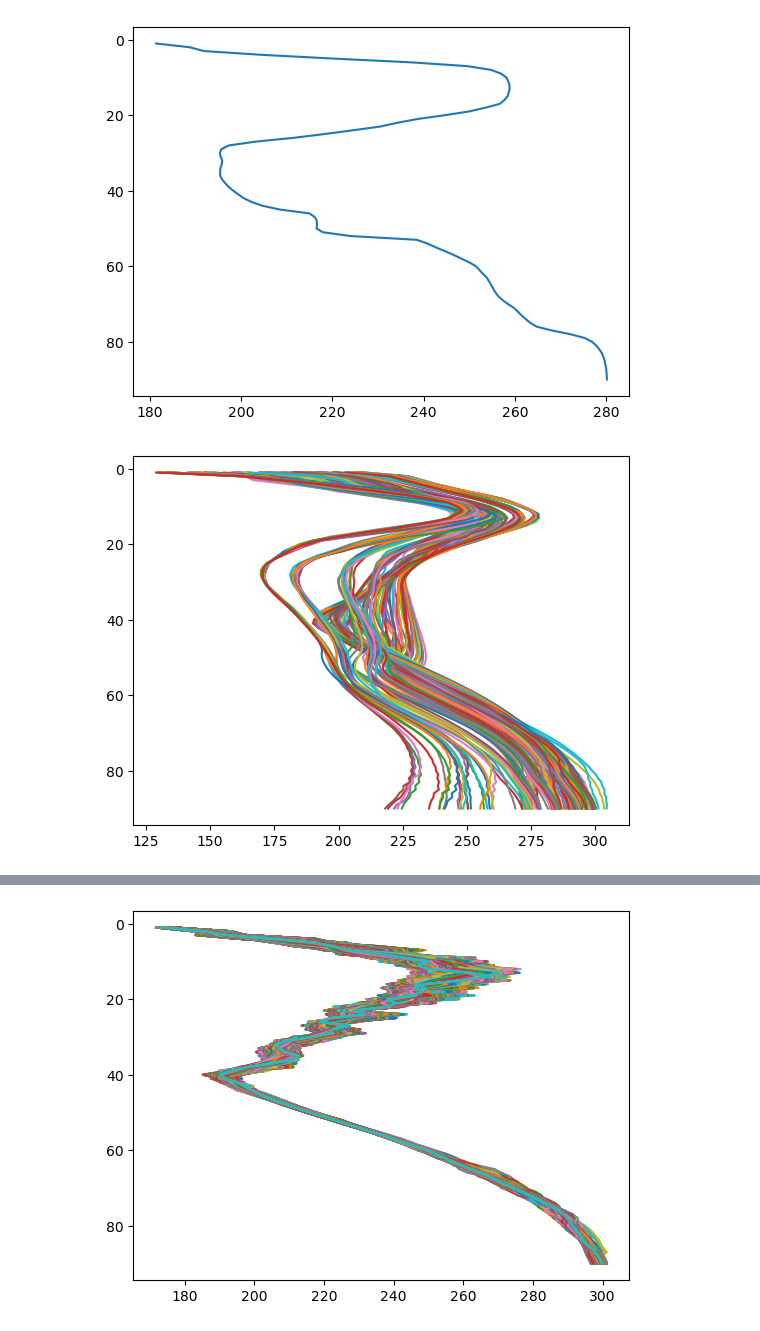
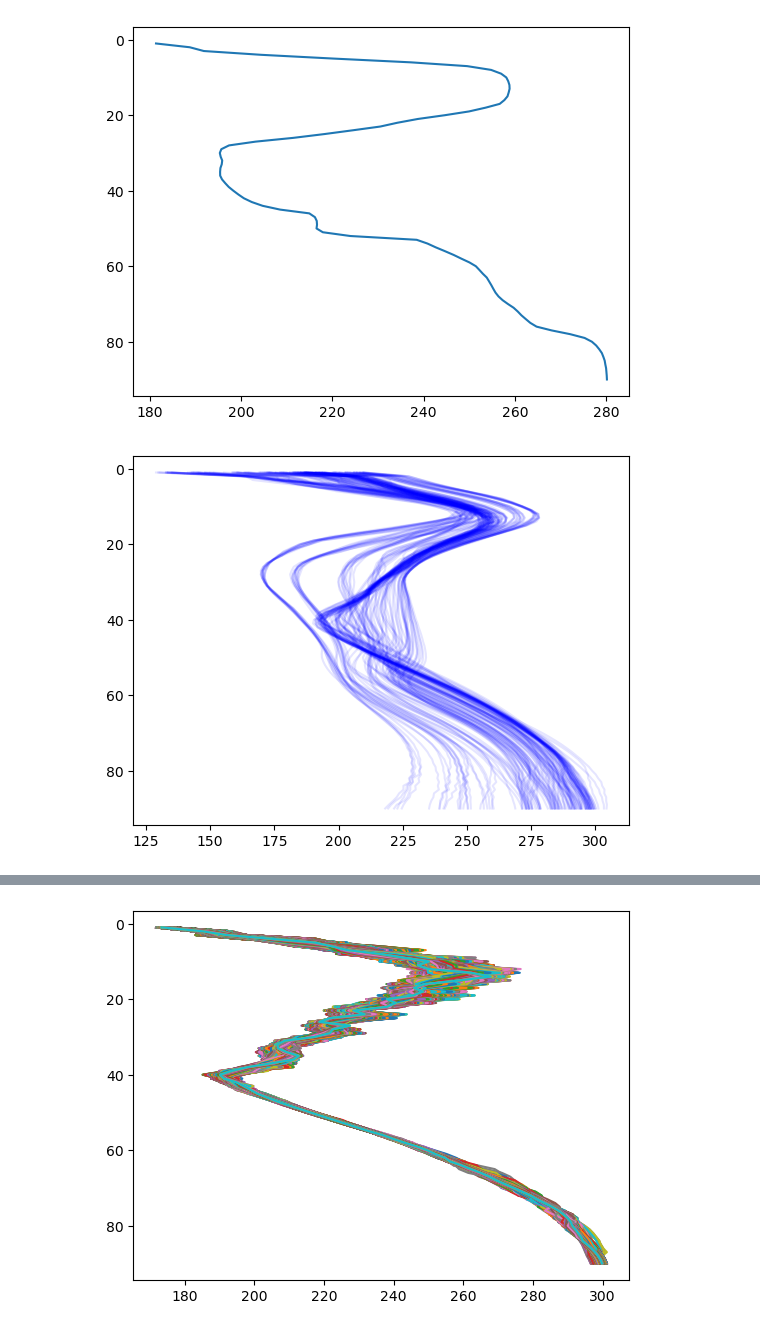
Before and after one commit to w-k-jones/mpi_hacakthon, a Jupyter notebook: 09_overshooting_tops.ipynb, the cells around one changed output, grey strips where cells are left out. Cells and saved outputs as stored; diff of their text form; code cells hidden in the pictures.

```diff
--- a/09_overshooting_tops.ipynb
+++ b/09_overshooting_tops.ipynb
@@ -13,13 +13,12 @@ import cartopy.crs as ccrs
 import intake
 import healpy
 # %%
-path = "/work/bm1235/k203123/nextgems_prefinal/experiments/ngc4008a/outdata/ngc4008a.yaml"
-cat = intake.open_catalog(path)
-ds_icon_inst = cat.ngc4008a(
-    chunks="auto",  zoom=9, time='PT15M'
-).to_dask()
-ds_icon_inst_1 = ds_icon_inst.sel(time=slice('2021-07-01', '2021-07-07'))
-ds_icon_inst_2 = ds_icon_inst.sel(time=slice('2033-07-01', '2033-07-07'))
+cat = intake.open_catalog(
+    '/work/bm1235/k203123/nextgems_prefinal/experiments/ngc4008a/outdata/ngc4008a.yaml'
+)
+ds_icon_inst = cat.ngc4008a(chunks="auto", zoom=9, time='PT15M').to_dask()
+ds_icon_inst_1 = ds_icon_inst.sel(time=slice('2021-07-01-00:00:00', '2021-07-08-00:00:00'))
+ds_icon_inst_2 = ds_icon_inst.sel(time=slice('2033-07-01-00:00:00', '2033-07-08-00:00:00'))
 # %%
 ds_icon_inst_1
 # %% [output]
@@ -50,5 +49,5 @@ pix = xr.DataArray(
 )
 # %%
 %%time
-T = ds_icon_inst_1.ta.drop_vars("zg").isel(time=0, cell=pix).compute()
+T = ds_icon_inst_1.isel(time=0).ta.drop_vars("zg").compute().isel(cell=pix)
 # %% [output]
@@ -94,3 +55,0 @@ reference
-# %%
-%%time
-T = ds_icon_inst_1.ta.drop_vars("zg").isel(time=0).compute().isel(cell=pix)
@@ -123,7 +79,7 @@ plt.gca().invert_yaxis()
 # %% [output]
 [figure]
 # %%
-plt.plot(T.coarsen({"lat":150, "lon":300}).mean().data.reshape([90,-1]), T.level_full)
+plt.plot(T.coarsen({"lat":150, "lon":300}).mean().data.reshape([90,-1]), T.level_full, "b-", alpha=0.1)
 plt.gca().invert_yaxis()
 # %% [output]
-[figure, old version]
+[figure, new version]
```
Also changed, not shown: parts of 46 cells of this notebook, 2 other files.
